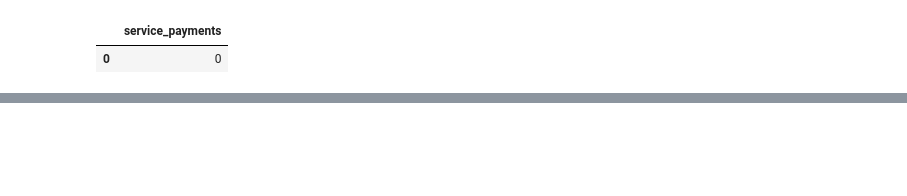
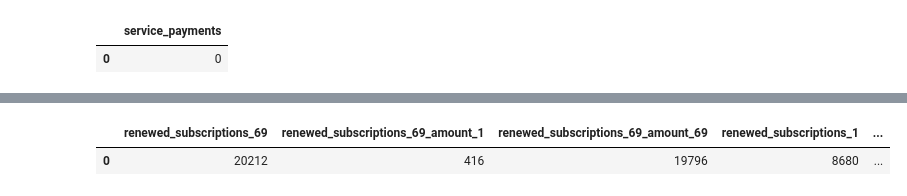
Before and after one commit to sputnik-systems/analytics, a Jupyter notebook: mobile_report/mobile_report_auto.ipynb, the cells around one changed output, grey strips where cells are left out. Cells and saved outputs as stored; diff of their text form; code cells hidden in the pictures; blank space fills up the shorter version.

```diff
--- a/mobile_report/mobile_report_auto.ipynb
+++ b/mobile_report/mobile_report_auto.ipynb
@@ -553,0 +715,6 @@ family_rate_rep_mobile
+# %%
+subscriptions_report_comerce_1_69_rep_mobile_1 = pd.read_csv(f'C:/Users/Boris/Desktop/mobile rep/subscriptions_report_comerce_1_69_rep_mobile_1/{int(year)}/{int(month)}.csv')
+subscriptions_report_comerce_1_69_rep_mobile_1
+# %% [output]
+|  | renewed_subscriptions_69 | renewed_subscriptions_69_amount_1 | renewed_subscriptions_69_amount_69 | renewed_subscriptions_1 | ... |
+| 0 | 20212 | 416 | 19796 | 8680 | ... |
```
Also changed, not shown: parts of 49 cells of this notebook, 5 other files.
